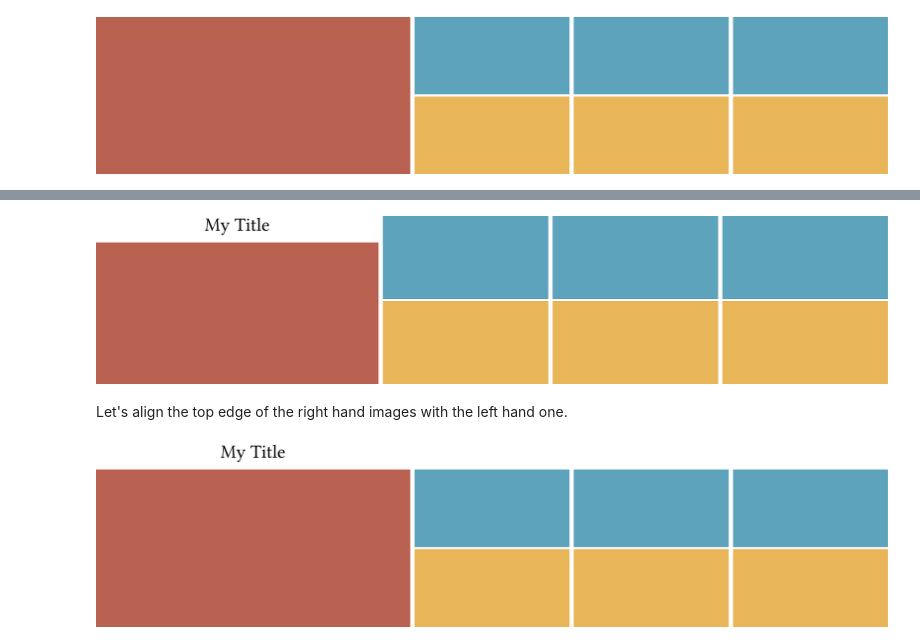
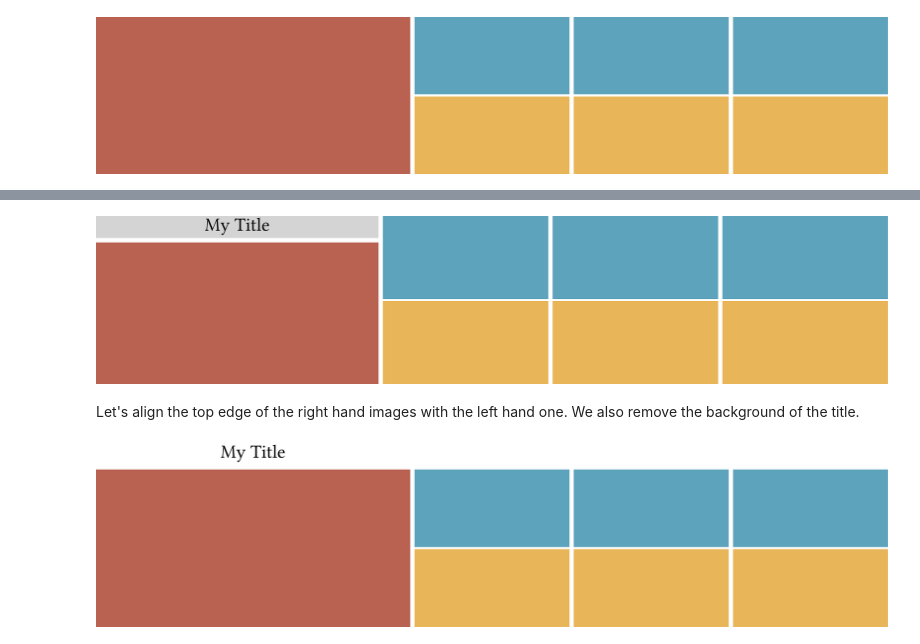
Before and after one commit to Mira-13/figure-gen, a Jupyter notebook: Tutorial.ipynb, the cells around one changed output, grey strips where cells are left out. Cells and saved outputs as stored; diff of their text form; code cells hidden in the pictures.

```diff
--- a/Tutorial.ipynb
+++ b/Tutorial.ipynb
@@ -95,15 +144,16 @@ displaypdf("figure.pdf")
 # %%
 # add a title on top of the reference
 ref_grid.set_title('top', 'My Title')
 # Specify field_size of the title. 'field_size' is either height oder width, depending on the position (in case for 'top' it is the height).
-ref_lay.set_title('top', field_size_mm=5., offset_mm=1., fontsize=12)
+ref_lay.set_title('top', field_size_mm=5., offset_mm=1., fontsize=12, bg_color=[212,212,212])
 
 # generate figure with two grids
 figuregen.horizontal_figure([ref_grid, c_grid], width_cm=18., filename='figure.pdf')
 displaypdf("figure.pdf")
 # %% [output]
-[figure, old version]
+[figure, new version]
 # %% [markdown]
 Let's align the top edge of the right hand images with the left hand one.
+We also remove the background of the title.
 # %%
 c_lay.set_padding(top=6.) # = field_size (5.0) + offset (1.0) of reference title
```
Also changed, not shown: parts of 20 cells of this notebook.
